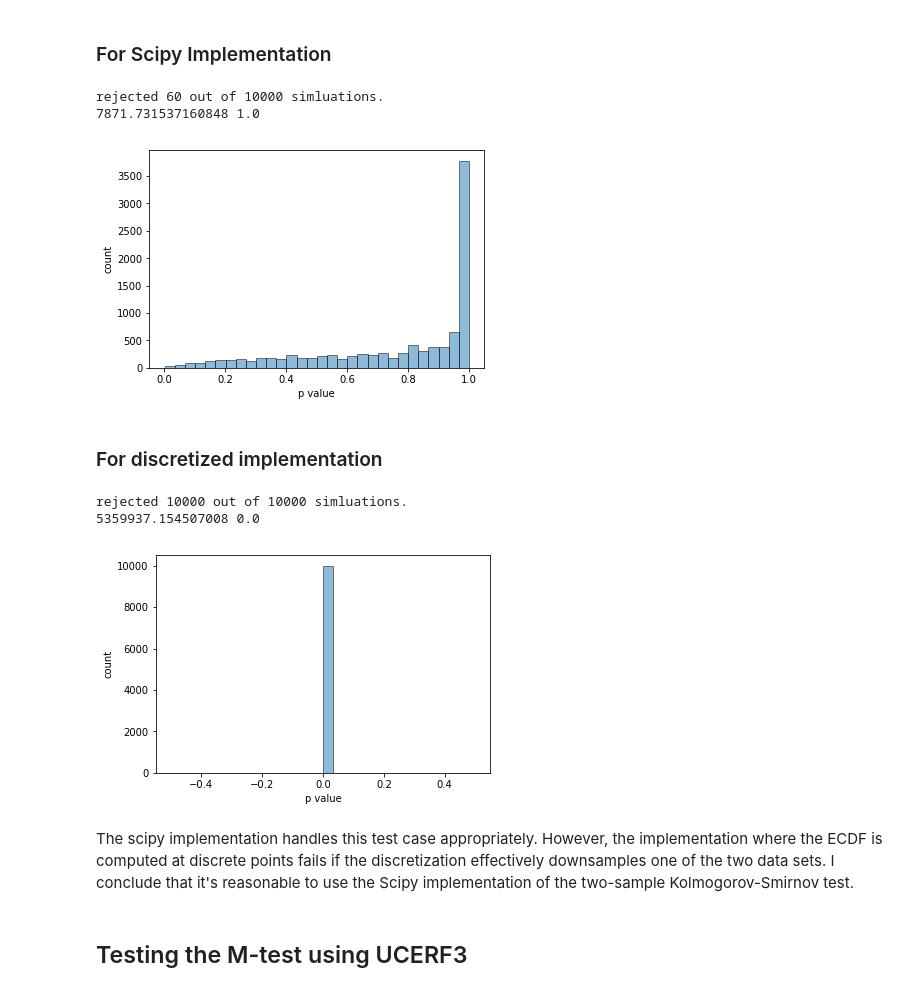
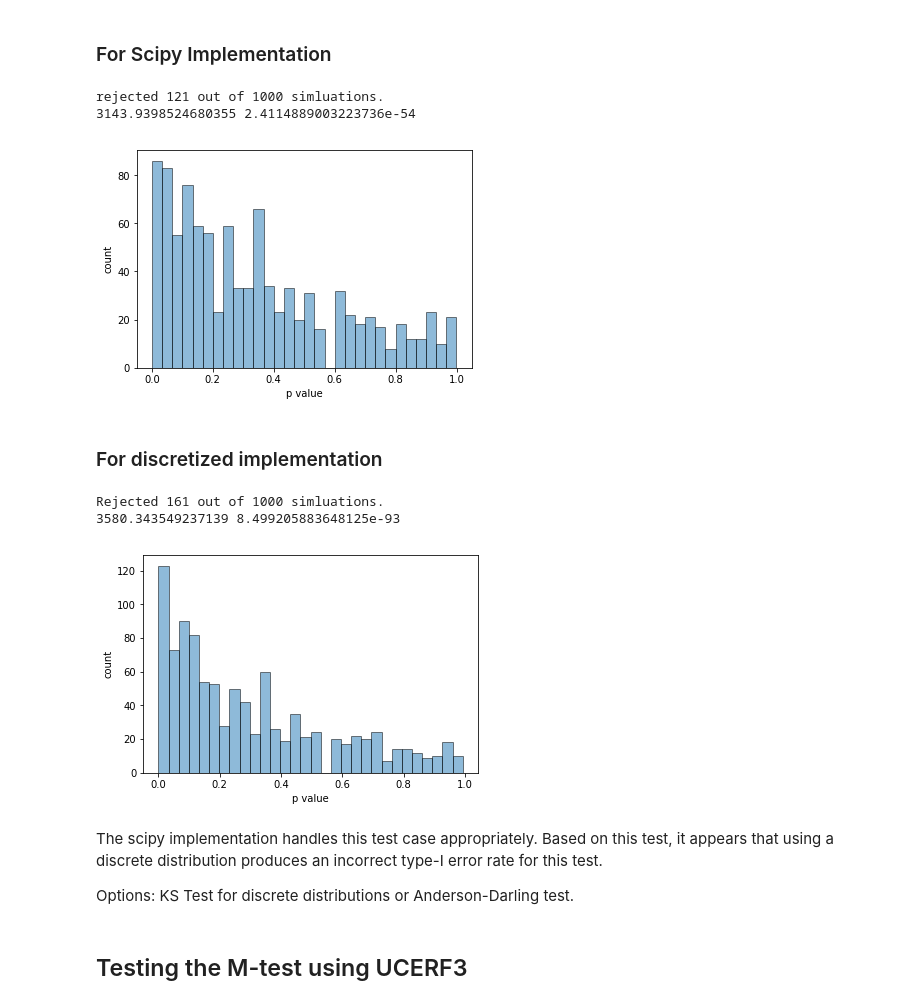
Before and after one commit to SCECcode/pycsep, a Jupyter notebook: notes/m_test_notes.ipynb, the cells around one changed output. Cells and saved outputs as stored; diff of their text form; code cells hidden in the pictures.

```diff
--- a/notes/m_test_notes.ipynb
+++ b/notes/m_test_notes.ipynb
@@ -163,57 +179,57 @@ Since we are comparing two collections of RVs sampled from the same distribution
 # %% [markdown]
 ### For Scipy Implementation
 # %%
-from scipy.stats import poisson, ks_2samp
+from scipy.stats import poisson, ks_2samp, norm
 from scipy.stats.distributions import chi2
 
 mu = 1.0
-N = 10000
-m0 = poisson.rvs(mu, size=10000)
-mi = [poisson.rvs(mu, size=10000) for _ in range(N)]
+N = 1000
+m0 = norm.rvs(mu, size=N)
+mi = norm.rvs(mu, size=(N,N))
 alpha = 0.05
 
 p_values = []
 rejections = 0
 for idx in range(N):
     d, p_value = ks_2samp(m0, mi[idx])
     p_values.append(p_value)
     if p_value < alpha:
         rejections = rejections + 1
 
 p_values = np.array(p_values)
 counts, bins, pathces = hist(p_values, bins=30, edgecolor='black', alpha=0.5)
 xlabel('p value')
 ylabel('count')
 
 # some issue with p_values, maybe related to scipy implementation of ks.sf()
 p_values[p_values >= 1.0] = 1.0
 
 print('rejected {} out of {} simluations.'.format(rejections, N))
 
 # combine statistical tests using fisher's combined probability test
 chi_f = -2 * np.sum(np.log(p_values))
 p_value = chi2.sf(chi_f, 2*N)
 print(chi_f, p_value)
 # %% [output]
-rejected 60 out of 10000 simluations.
-7871.731537160848 1.0
+rejected 121 out of 1000 simluations.
+3143.9398524680355 2.4114889003223736e-54
-[figure, old version]
+[figure, new version]
 # %% [markdown]
 ### For discretized implementation
 # %%
-from scipy.stats import poisson
+from scipy.stats import poisson, norm
 from scipy.stats.distributions import chi2
 
-mu = 1.0
-N = 10000
-m0 = poisson.rvs(mu, size=10000)
-mi = [poisson.rvs(mu, size=10000) for _ in range(N)]
+mu = 0.0
+N = 1000
+m0 = norm.rvs(mu, size=N)
+mi = norm.rvs(mu, size=(N,N))
 alpha = 0.05
 
 p_values = []
 rejections = 0
 for idx in range(N):
-    d, p_value = my_ks_2samp(m0, mi[idx])
+    d, p_value = my_ks_2samp(m0, mi[idx], dmw=0.25)
     p_values.append(p_value)
     if p_value < alpha:
         rejections = rejections + 1
@@ -226,18 +242,20 @@ ylabel('count')
 # some issue with p_values, maybe related to scipy implementation of ks.sf()
 p_values[p_values >= 1.0] = 1.0
 
-print('rejected {} out of {} simluations.'.format(rejections, N))
+print('Rejected {} out of {} simluations.'.format(rejections, N))
 
 # combine statistical tests using fisher's combined probability test
 chi_f = -2 * np.sum(np.log(p_values))
 p_value = chi2.sf(chi_f, 2*N)
 print(chi_f, p_value)
 # %% [output]
-rejected 10000 out of 10000 simluations.
-5359937.154507008 0.0
+Rejected 161 out of 1000 simluations.
+3580.343549237139 8.499205883648125e-93
-[figure, old version]
+[figure, new version]
-# %% [markdown]
-The scipy implementation handles this test case appropriately. However, the implementation where the ECDF is computed at discrete points fails if the discretization effectively downsamples one of the two data sets. I conclude that it's reasonable to use the Scipy implementation of the two-sample Kolmogorov-Smirnov test.
+# %% [markdown]
+The scipy implementation handles this test case appropriately. Based on this test, it appears that using a discrete distribution produces an incorrect type-I error rate for this test.
+
+Options: KS Test for discrete distributions or Anderson-Darling test.
 # %% [markdown]
 ## Testing the M-test using UCERF3
 # %% [markdown]
```
Also changed, not shown: parts of 25 cells of this notebook, 3 other files.
